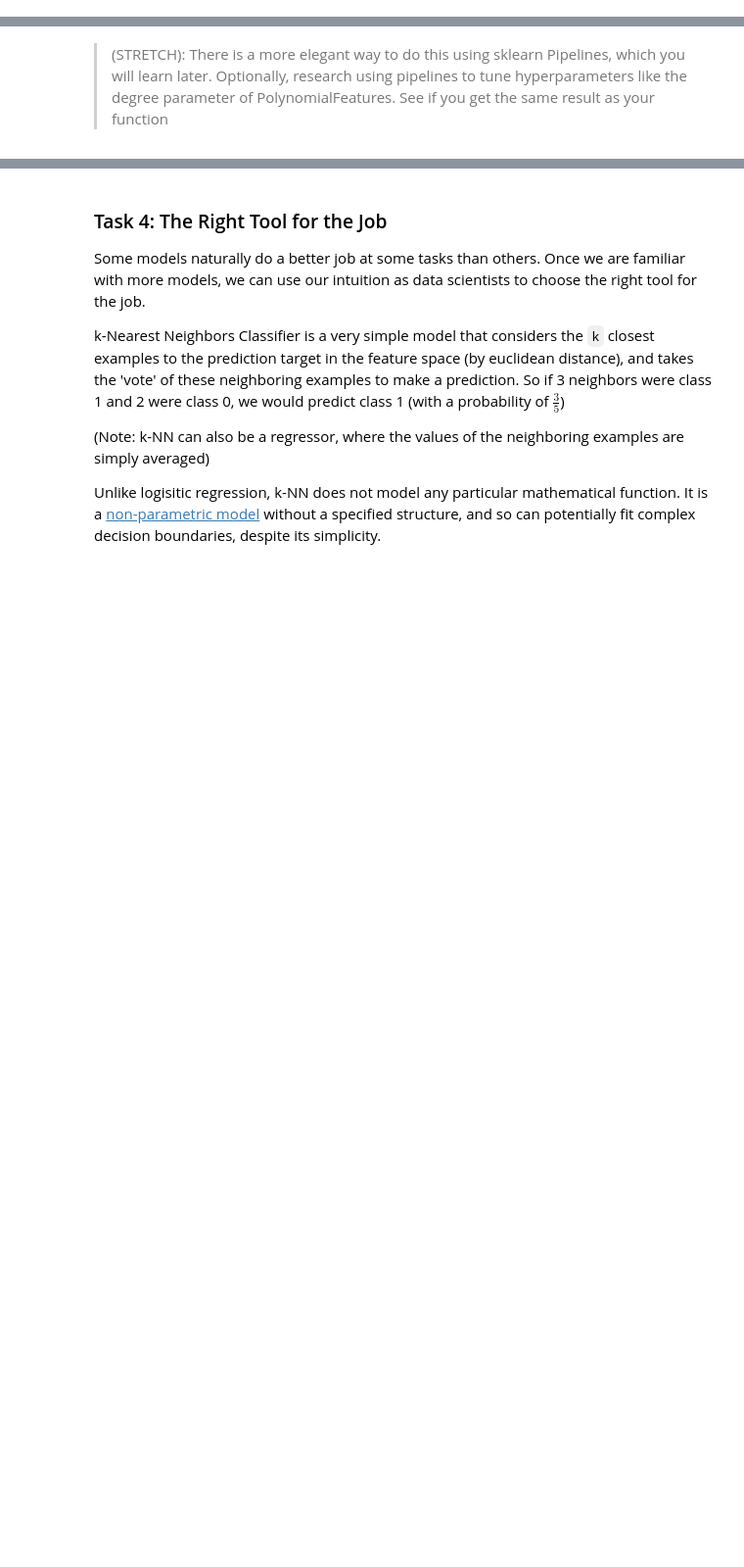
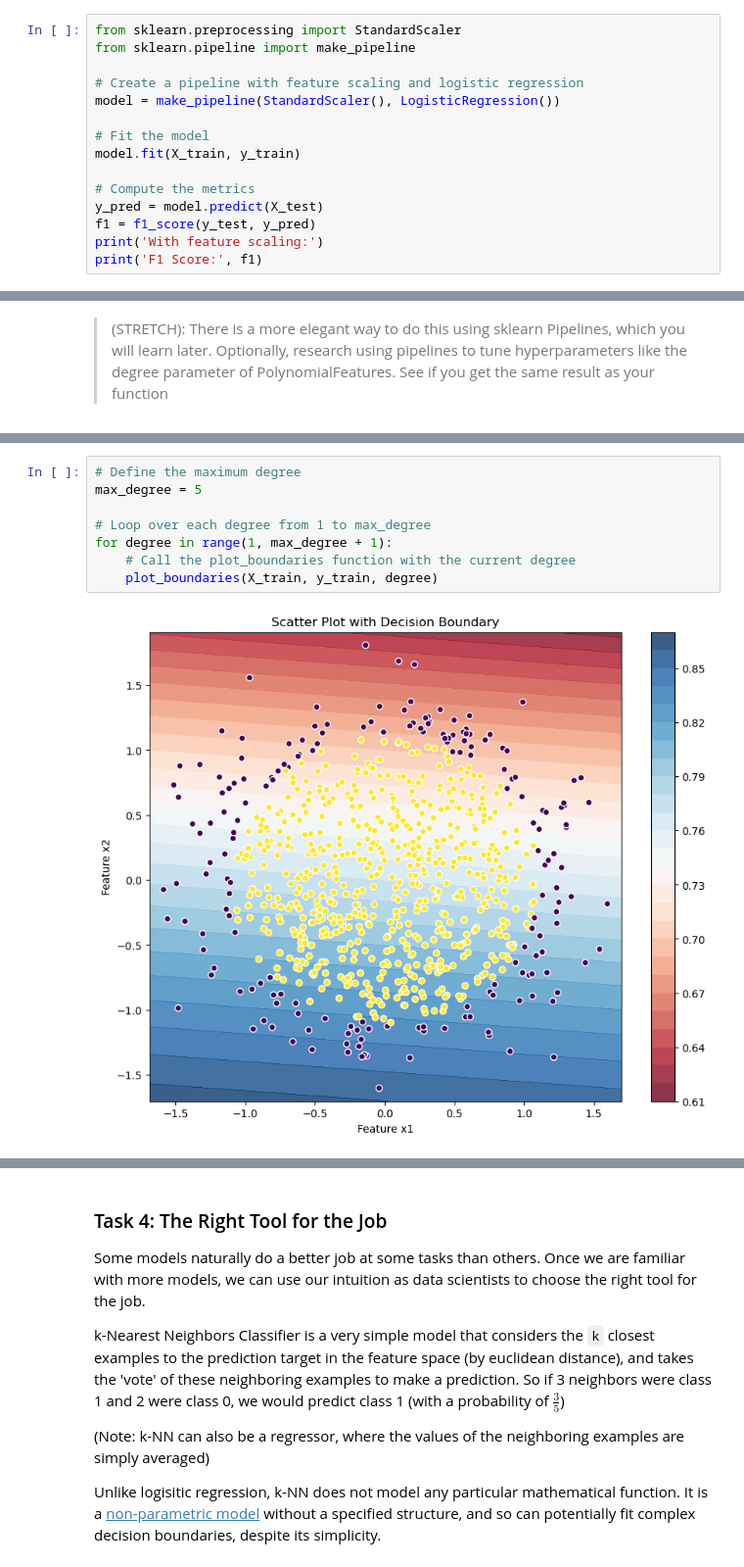
Before and after one commit to rdebullain/supervised_learning, a Jupyter notebook: challenge_polynomial_regression.ipynb, the cells around one changed output, grey strips where cells are left out. Shown at 98% size. Cells and saved outputs as stored; diff of their text form; blank space fills up the shorter version.

```diff
--- a/challenge_polynomial_regression.ipynb
+++ b/challenge_polynomial_regression.ipynb
@@ -186,0 +184,15 @@ The model is performing well in predicting class 1 but failing to predict class
+# %%
+from sklearn.preprocessing import StandardScaler
+from sklearn.pipeline import make_pipeline
+
+# Create a pipeline with feature scaling and logistic regression
+model = make_pipeline(StandardScaler(), LogisticRegression())
+
+# Fit the model
+model.fit(X_train, y_train)
+
+# Compute the metrics
+y_pred = model.predict(X_test)
+f1 = f1_score(y_test, y_pred)
+print('With feature scaling:')
+print('F1 Score:', f1)
@@ -272,0 +292,10 @@ The function call looks like `plot_boundaries(X, y, degree)`, where X is your fe
+# %%
+# Define the maximum degree
+max_degree = 5
+
+# Loop over each degree from 1 to max_degree
+for degree in range(1, max_degree + 1):
+    # Call the plot_boundaries function with the current degree
+    plot_boundaries(X_train, y_train, degree)
+# %% [output]
+[figure, added]
```
Also changed, not shown: parts of 18 cells of this notebook.
